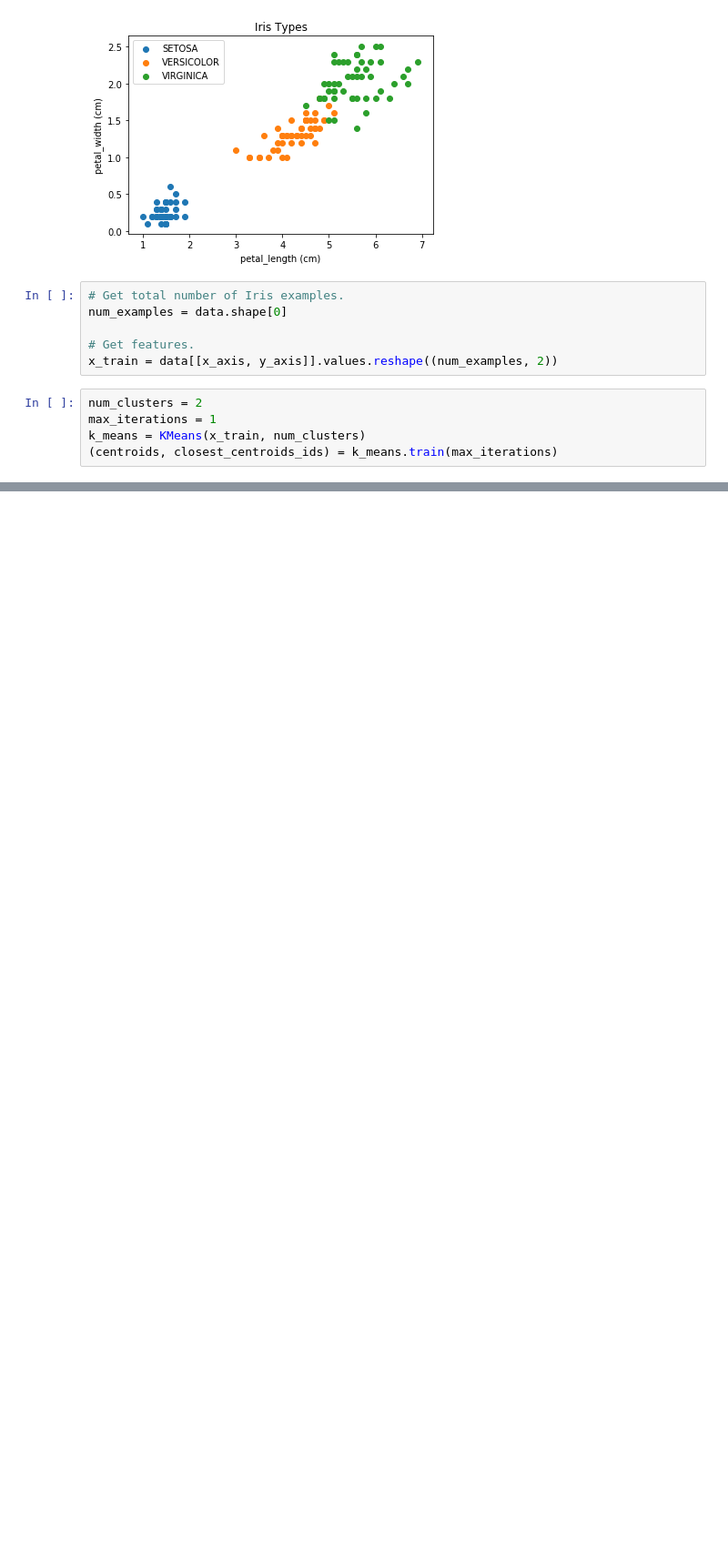
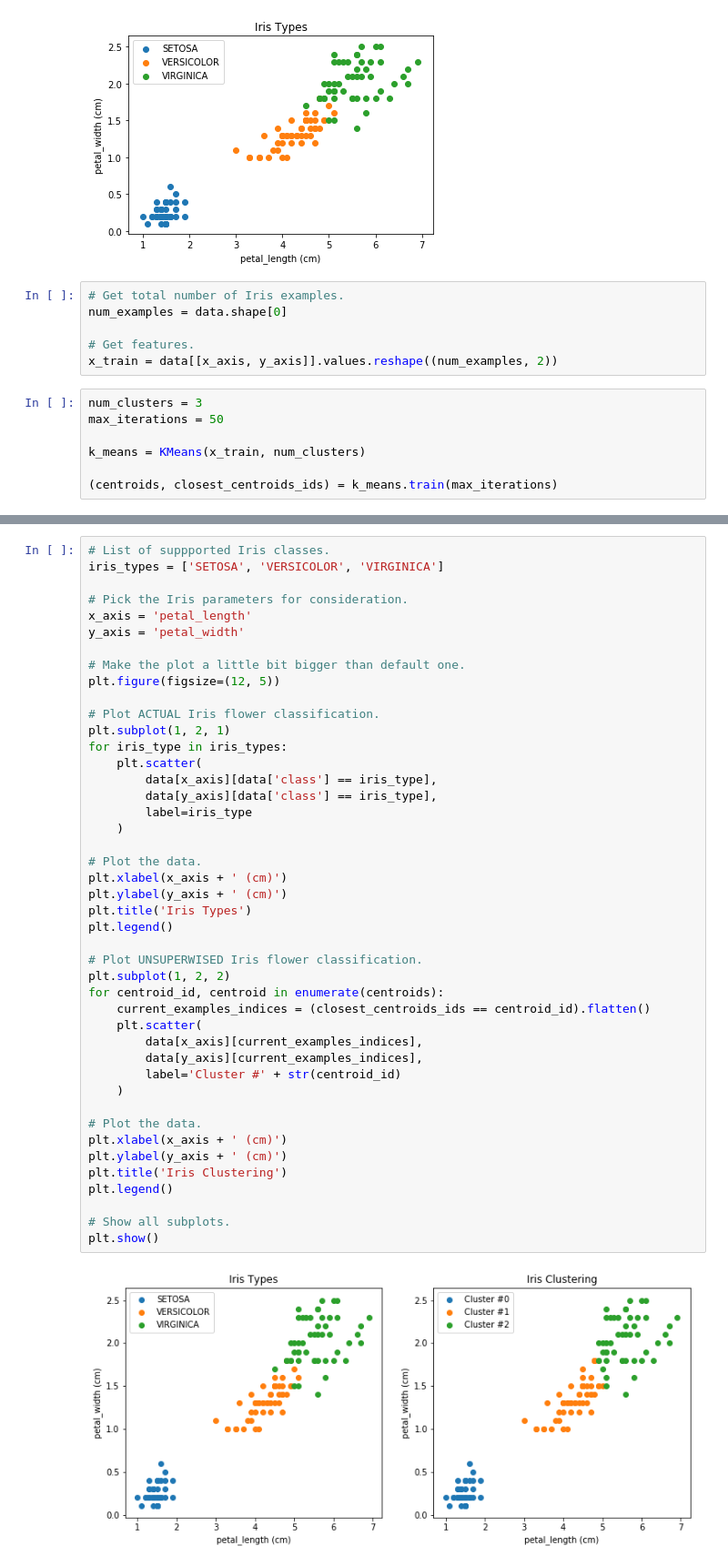
Before and after one commit to trekhleb/homemade-machine-learning, a Jupyter notebook: notebooks/k_means/k_means_demo.ipynb, the cells around one changed output, grey strips where cells are left out. Shown: that part at 91% size. Saved outputs shown, nothing was run; the diff lists cells and outputs as text; blank space fills up the shorter version.

```diff
--- a/notebooks/k_means/k_means_demo.ipynb
+++ b/notebooks/k_means/k_means_demo.ipynb
@@ -69,7 +74,9 @@ num_examples = data.shape[0]
 # Get features.
 x_train = data[[x_axis, y_axis]].values.reshape((num_examples, 2))
 # %%
-num_clusters = 2
-max_iterations = 1
+num_clusters = 3
+max_iterations = 50
+
 k_means = KMeans(x_train, num_clusters)
+
 (centroids, closest_centroids_ids) = k_means.train(max_iterations)
@@ -81,0 +83,46 @@ TypeError: cannot unpack non-iterable NoneType object
+# %%
+# List of suppported Iris classes.
+iris_types = ['SETOSA', 'VERSICOLOR', 'VIRGINICA']
+
+# Pick the Iris parameters for consideration.
+x_axis = 'petal_length'
+y_axis = 'petal_width'
+
+# Make the plot a little bit bigger than default one.
+plt.figure(figsize=(12, 5))
+
+# Plot ACTUAL Iris flower classification.
+plt.subplot(1, 2, 1)
+for iris_type in iris_types:
+    plt.scatter(
+        data[x_axis][data['class'] == iris_type],
+        data[y_axis][data['class'] == iris_type],
+        label=iris_type
+    )
+
+# Plot the data.
+plt.xlabel(x_axis + ' (cm)')
+plt.ylabel(y_axis + ' (cm)')
+plt.title('Iris Types')
+plt.legend()
+
+# Plot UNSUPERWISED Iris flower classification.
+plt.subplot(1, 2, 2)
+for centroid_id, centroid in enumerate(centroids):
+    current_examples_indices = (closest_centroids_ids == centroid_id).flatten()
+    plt.scatter(
+        data[x_axis][current_examples_indices],
+        data[y_axis][current_examples_indices],
+        label='Cluster #' + str(centroid_id)
+    )
+
+# Plot the data.
+plt.xlabel(x_axis + ' (cm)')
+plt.ylabel(y_axis + ' (cm)')
+plt.title('Iris Clustering')
+plt.legend()
+
+# Show all subplots.
+plt.show()
+# %% [output]
+[figure, added]
```
Also changed, not shown: parts of 4 cells of this notebook, 1 other file.
